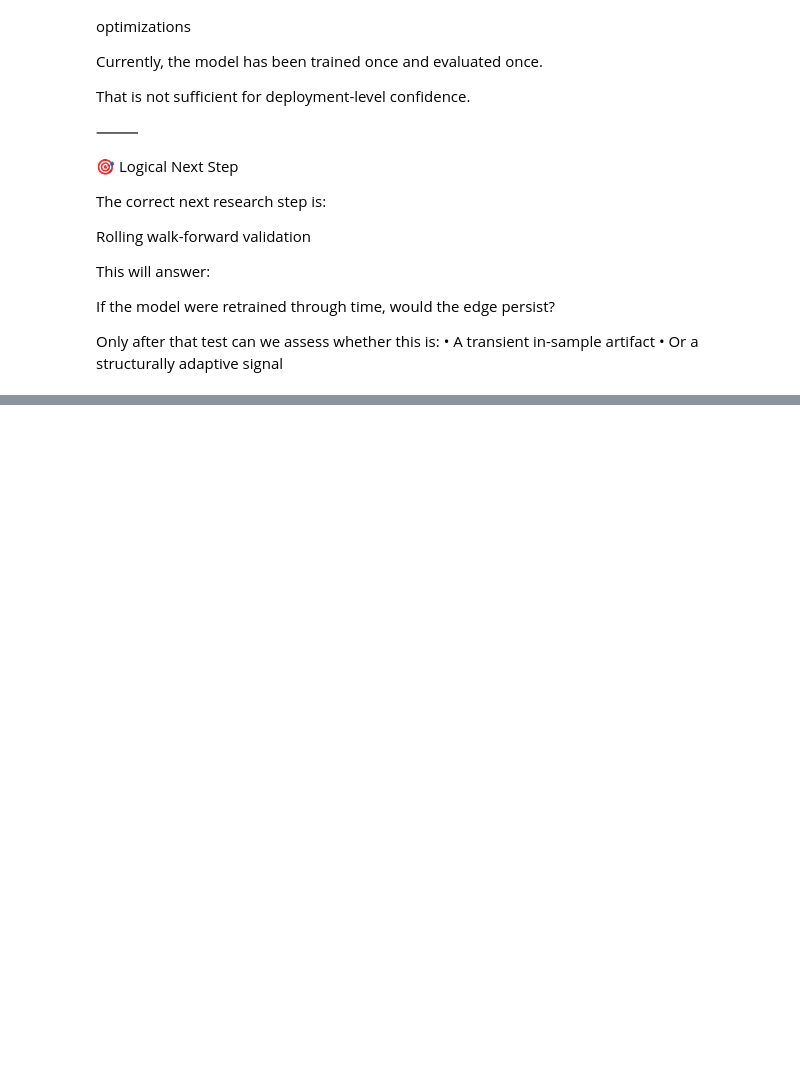
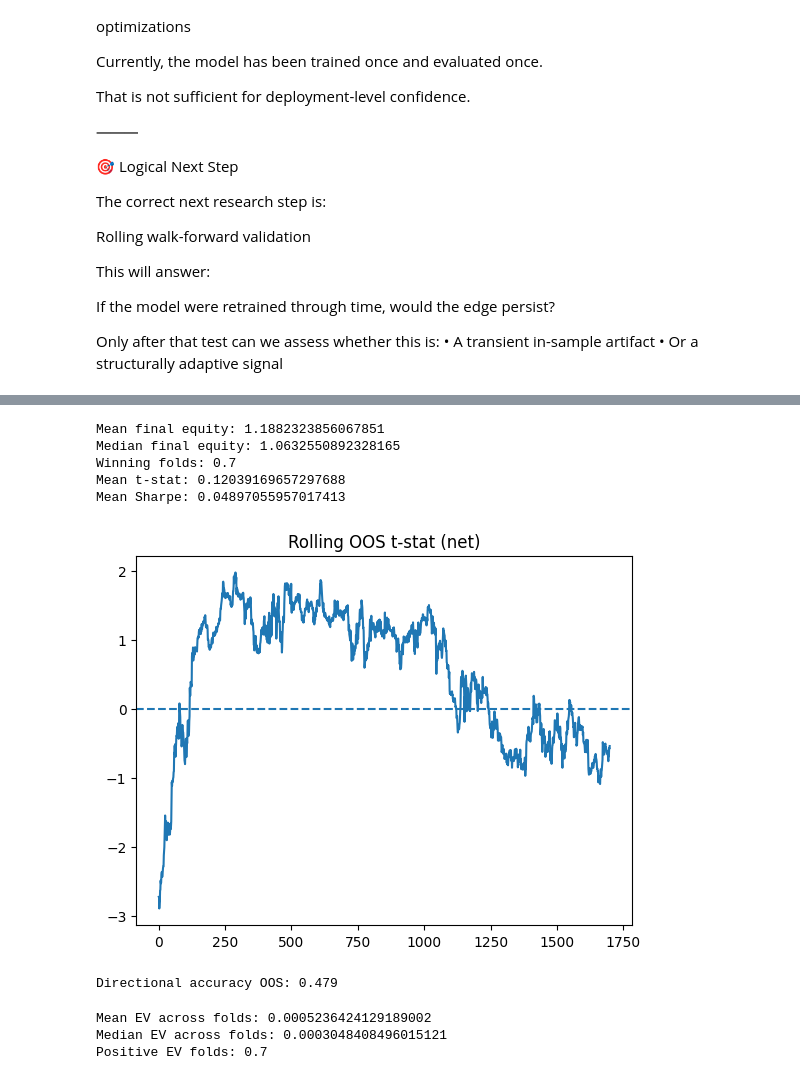
Before and after one commit to lucatoselliwork-source/XRPUSDT-Quant-ML, a Jupyter notebook: XRP_Model.ipynb, the cells around one changed output, grey strips where cells are left out. Saved outputs shown, nothing was run; the diff lists cells and outputs as text; code cells hidden in the pictures; blank space fills up the shorter version.

```diff
--- a/XRP_Model.ipynb
+++ b/XRP_Model.ipynb
@@ -613,0 +1372,20 @@ Only after that test can we assess whether this is:
+# %%
+# ---- 1) what dataframe are we using? ----
+# If you already have df = ts.drop_nulls(), keep it.
+# Otherwise, set it now:
+df = ts.drop_nulls()
+
+print("df shape:", df.shape)
+print("df columns:", df.columns)
+
+# ---- 2) show current model settings ----
+print("features:", features)
+print("target:", target)
+
+# ---- 3) check datetime presence (important for stitching plots) ----
+print("Has datetime?", "datetime" in df.columns)
+
+# ---- 4) print any WFV-ish variables you may already have ----
+for name in ["annualized_rate", "taker_fee", "forecast_horizon", "time_interval"]:
+    if name in globals():
+        print(f"{name}:", globals()[name])
@@ -613,0 +1636,12 @@ Only after that test can we assess whether this is:
+# %%
+print("Mean final equity:", fold_stats["final_equity_net"].mean())
+print("Median final equity:", fold_stats["final_equity_net"].median())
+print("Winning folds:", (fold_stats["final_equity_net"] > 1).mean())
+print("Mean t-stat:", fold_stats["tstat_net"].mean())
+print("Mean Sharpe:", fold_stats["sharpe_net"].mean())
+# %% [output]
+Mean final equity: 1.1882323856067851
+Median final equity: 1.0632550892328165
+Winning folds: 0.7
+Mean t-stat: 0.12039169657297688
+Mean Sharpe: 0.04897055957017413
@@ -613,0 +1650,28 @@ Only after that test can we assess whether this is:
+# %%
+window = 300
+r = oos_trades["trade_log_return_net_g"].to_numpy()
+
+roll_t = []
+for i in range(window, len(r)):
+    x = r[i-window:i]
+    roll_t.append(compute_t(x))
+
+plt.plot(roll_t)
+plt.axhline(0, linestyle="--")
+plt.title("Rolling OOS t-stat (net)")
+plt.show()
+# %% [output]
+[figure, added]
+# %%
+acc = (oos_trades["position"].to_numpy() * oos_trades["y_true"].to_numpy()) > 0
+print("Directional accuracy OOS:", acc.mean())
+# %% [output]
+Directional accuracy OOS: 0.479
+# %%
+print("Mean EV across folds:", fold_stats["mean_bar_net"].mean())
+print("Median EV across folds:", fold_stats["mean_bar_net"].median())
+print("Positive EV folds:", (fold_stats["mean_bar_net"] > 0).mean())
+# %% [output]
+Mean EV across folds: 0.0005236424129189002
+Median EV across folds: 0.0003048408496015121
+Positive EV folds: 0.7
```
Also changed, not shown: parts of 78 cells of this notebook.
